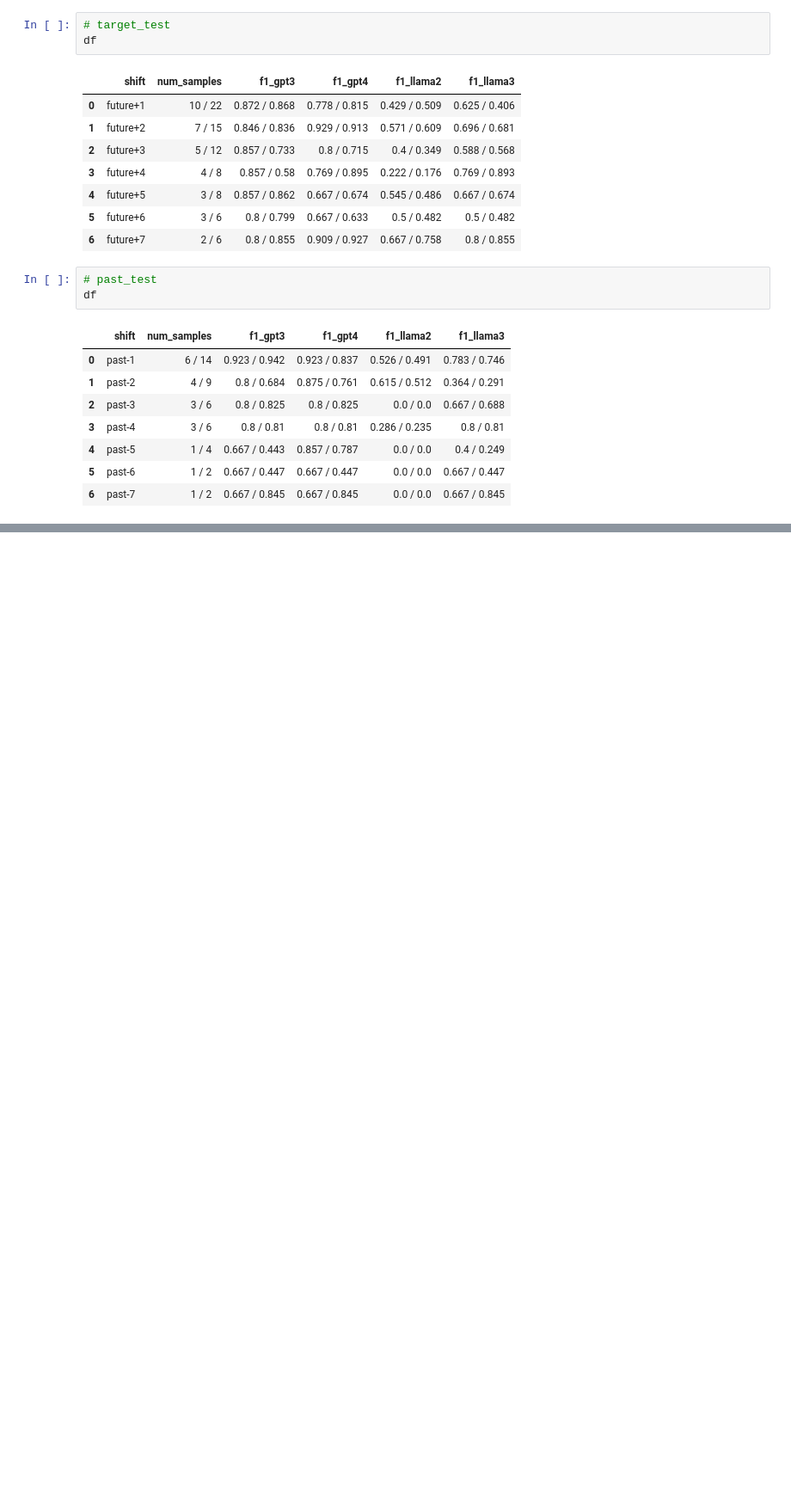
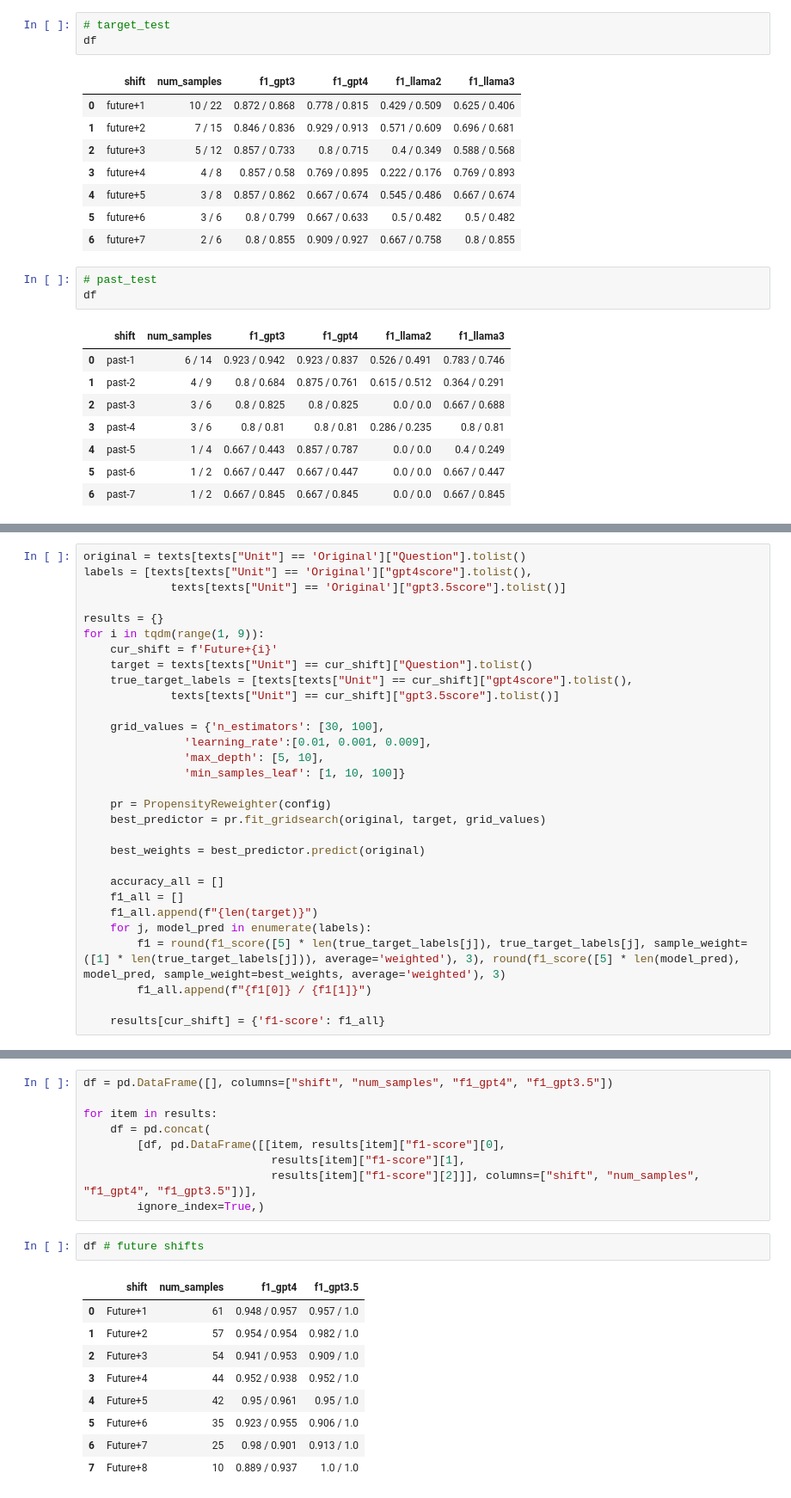
Before and after one commit to grgera/Propensity-Score-Eval, a Jupyter notebook: notebooks/package.ipynb, the cells around one changed output, grey strips where cells are left out. Shown at 86% size. Saved outputs shown, nothing was run; the diff lists cells and outputs as text; blank space fills up the shorter version.

```diff
--- a/notebooks/package.ipynb
+++ b/notebooks/package.ipynb
@@ -168,0 +229,30 @@ df
+# %%
+original = texts[texts["Unit"] == 'Original']["Question"].tolist()
+labels = [texts[texts["Unit"] == 'Original']["gpt4score"].tolist(),
+             texts[texts["Unit"] == 'Original']["gpt3.5score"].tolist()]
+
+results = {}
+for i in tqdm(range(1, 9)):
+    cur_shift = f'Future+{i}'
+    target = texts[texts["Unit"] == cur_shift]["Question"].tolist()
+    true_target_labels = [texts[texts["Unit"] == cur_shift]["gpt4score"].tolist(),
+             texts[texts["Unit"] == cur_shift]["gpt3.5score"].tolist()]
+
+    grid_values = {'n_estimators': [30, 100],
+               'learning_rate':[0.01, 0.001, 0.009],
+               'max_depth': [5, 10],
+               'min_samples_leaf': [1, 10, 100]}
+
+    pr = PropensityReweighter(config)
+    best_predictor = pr.fit_gridsearch(original, target, grid_values)
+
+    best_weights = best_predictor.predict(original)
+
+    accuracy_all = []
+    f1_all = []
+    f1_all.append(f"{len(target)}")
+    for j, model_pred in enumerate(labels):
+        f1 = round(f1_score([5] * len(true_target_labels[j]), true_target_labels[j], sample_weight=([1] * len(true_target_labels[j])), average='weighted'), 3), round(f1_score([5] * len(model_pred), model_pred, sample_weight=best_weights, average='weighted'), 3)
+        f1_all.append(f"{f1[0]} / {f1[1]}")
+
+    results[cur_shift] = {'f1-score': f1_all}
@@ -168,0 +316,21 @@ df
+# %%
+df = pd.DataFrame([], columns=["shift", "num_samples", "f1_gpt4", "f1_gpt3.5"])
+
+for item in results:
+    df = pd.concat(
+        [df, pd.DataFrame([[item, results[item]["f1-score"][0],
+                            results[item]["f1-score"][1],
+                            results[item]["f1-score"][2]]], columns=["shift", "num_samples", "f1_gpt4", "f1_gpt3.5"])],
+        ignore_index=True,)
+# %%
+df # future shifts
+# %% [output]
+|  | shift | num_samples | f1_gpt4 | f1_gpt3.5 |
+| 0 | Future+1 | 61 | 0.948 / 0.957 | 0.957 / 1.0 |
+| 1 | Future+2 | 57 | 0.954 / 0.954 | 0.982 / 1.0 |
+| 2 | Future+3 | 54 | 0.941 / 0.953 | 0.909 / 1.0 |
+| 3 | Future+4 | 44 | 0.952 / 0.938 | 0.952 / 1.0 |
+| 4 | Future+5 | 42 | 0.95 / 0.961 | 0.95 / 1.0 |
+| 5 | Future+6 | 35 | 0.923 / 0.955 | 0.906 / 1.0 |
+| 6 | Future+7 | 25 | 0.98 / 0.901 | 0.913 / 1.0 |
+| 7 | Future+8 | 10 | 0.889 / 0.937 | 1.0 / 1.0 |
```
Also changed, not shown: parts of 14 cells of this notebook, 2 other files.
